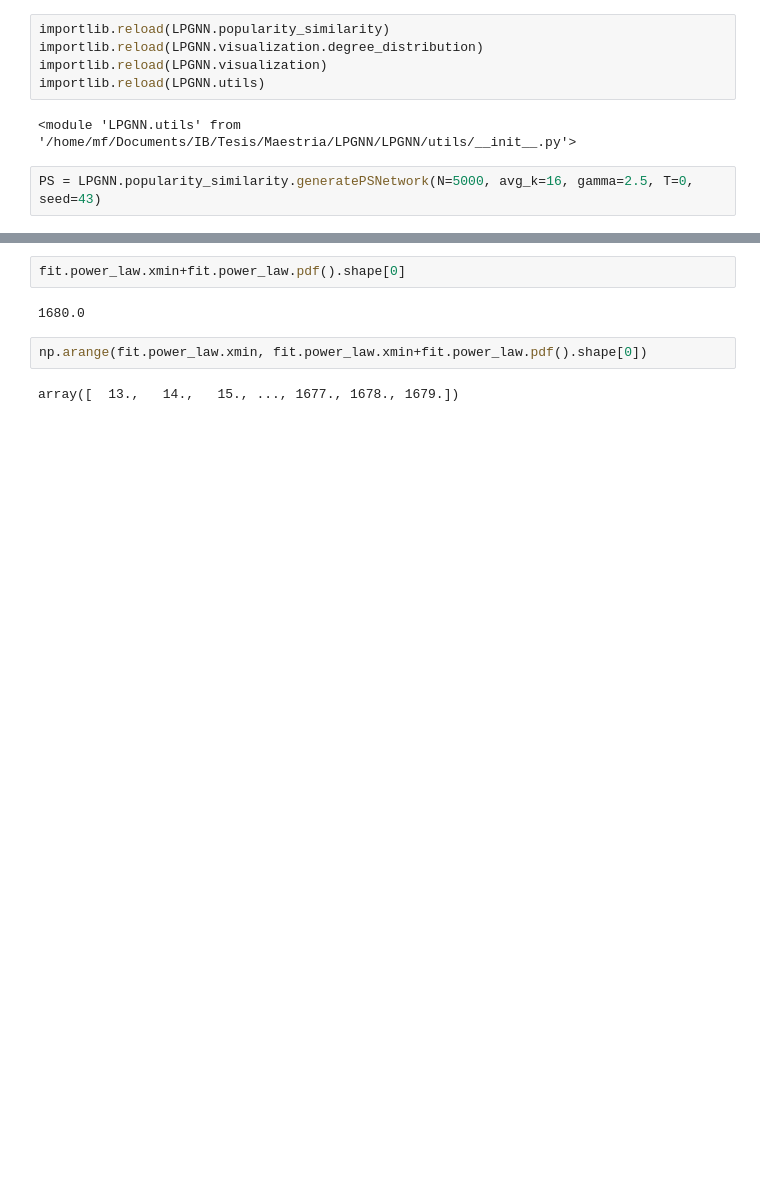
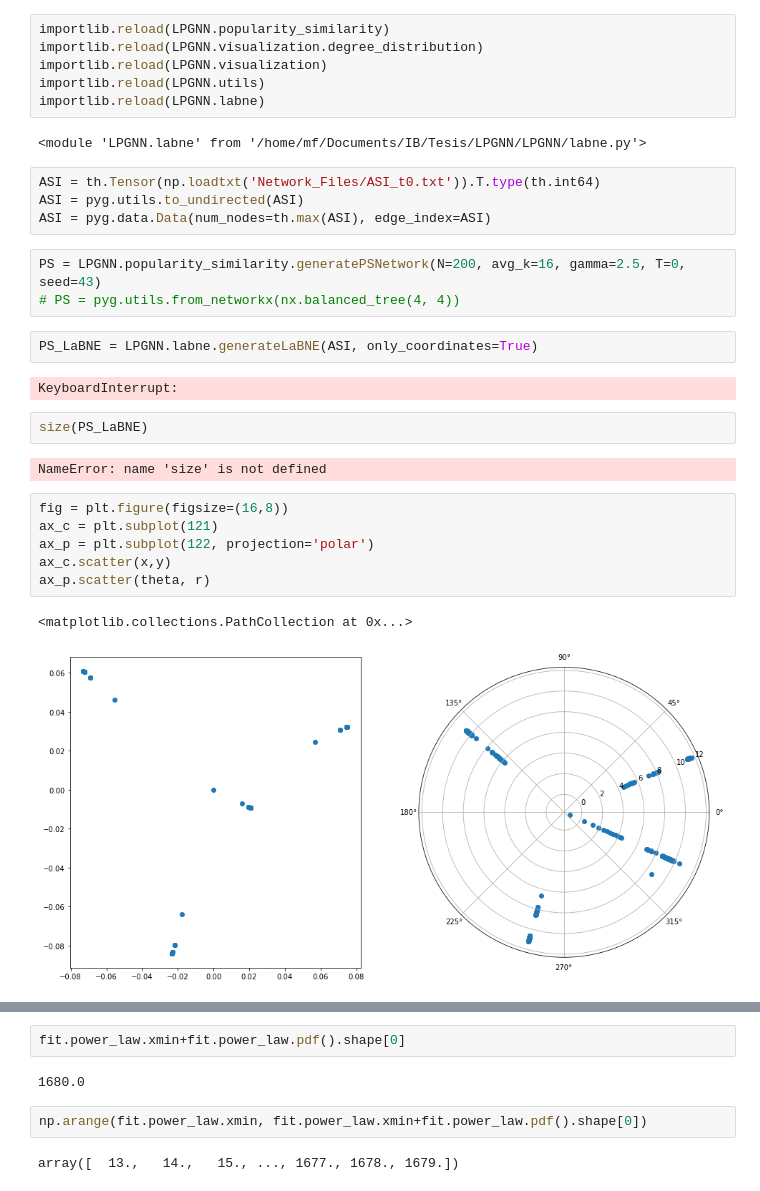
Before and after one commit to martinfama/LPGNN, a Jupyter notebook: Poincare_Embeddings.ipynb, the cells around one changed output, grey strips where cells are left out. Drawn from its saved outputs; the diff is of its cells as text; blank space fills up the shorter version.

```diff
--- a/Poincare_Embeddings.ipynb
+++ b/Poincare_Embeddings.ipynb
@@ -18,10 +15,33 @@ importlib.reload(LPGNN.popularity_similarity)
 importlib.reload(LPGNN.visualization.degree_distribution)
 importlib.reload(LPGNN.visualization)
 importlib.reload(LPGNN.utils)
+importlib.reload(LPGNN.labne)
 # %% [output]
-<module 'LPGNN.utils' from '/home/mf/Documents/IB/Tesis/Maestria/LPGNN/LPGNN/utils/__init__.py'>
+<module 'LPGNN.labne' from '/home/mf/Documents/IB/Tesis/LPGNN/LPGNN/labne.py'>
+# %%
+ASI = th.Tensor(np.loadtxt('Network_Files/ASI_t0.txt')).T.type(th.int64)
+ASI = pyg.utils.to_undirected(ASI)
+ASI = pyg.data.Data(num_nodes=th.max(ASI), edge_index=ASI)
 # %%
-PS = LPGNN.popularity_similarity.generatePSNetwork(N=5000, avg_k=16, gamma=2.5, T=0, seed=43)
+PS = LPGNN.popularity_similarity.generatePSNetwork(N=200, avg_k=16, gamma=2.5, T=0, seed=43)
+# PS = pyg.utils.from_networkx(nx.balanced_tree(4, 4))
+# %%
+PS_LaBNE = LPGNN.labne.generateLaBNE(ASI, only_coordinates=True)
+# %% [output]
+KeyboardInterrupt:
+# %%
+size(PS_LaBNE)
+# %% [output]
+NameError: name 'size' is not defined
+# %%
+fig = plt.figure(figsize=(16,8))
+ax_c = plt.subplot(121)
+ax_p = plt.subplot(122, projection='polar')
+ax_c.scatter(x,y)
+ax_p.scatter(theta, r)
+# %% [output]
+<matplotlib.collections.PathCollection at 0x...>
+[figure, added]
 # %%
 degrees = pyg.utils.degree(PS.edge_index[0])
 fit = LPGNN.utils.infer_gamma(PS)
```
Also changed, not shown: parts of 2 cells of this notebook, 2 other files.
